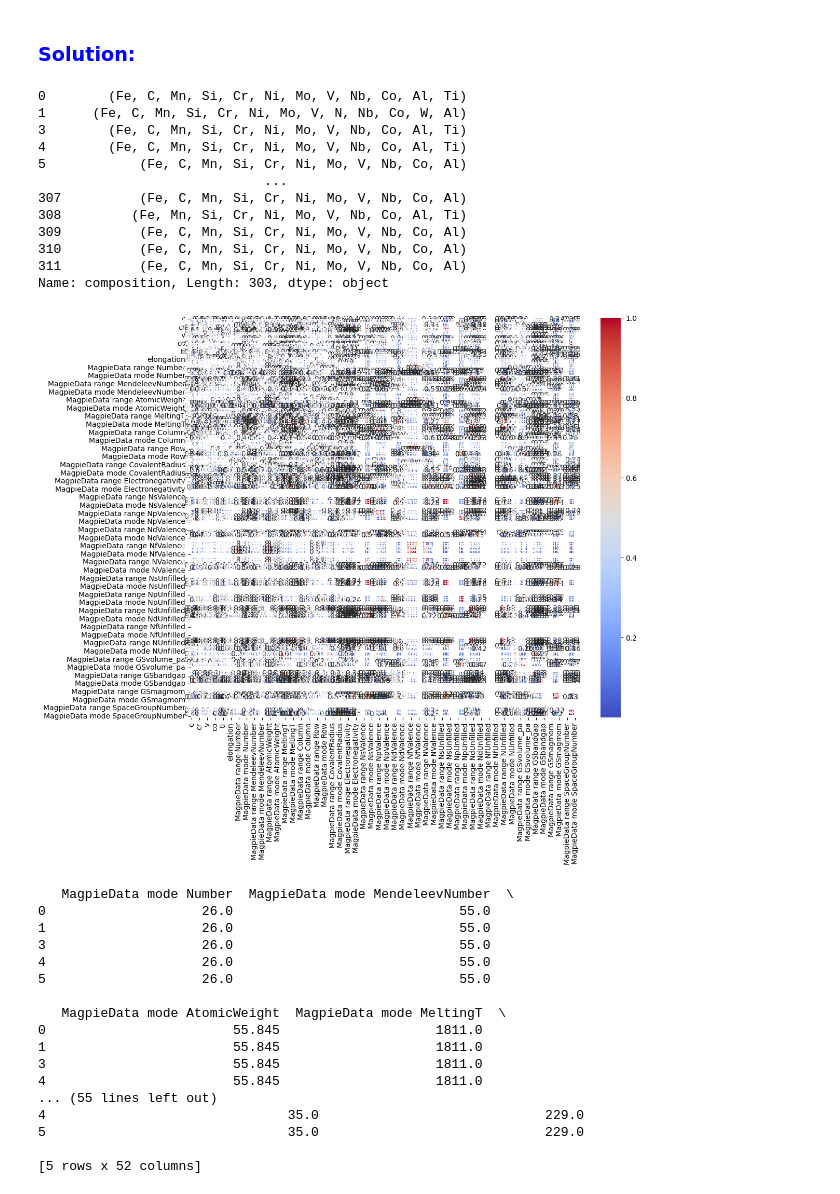
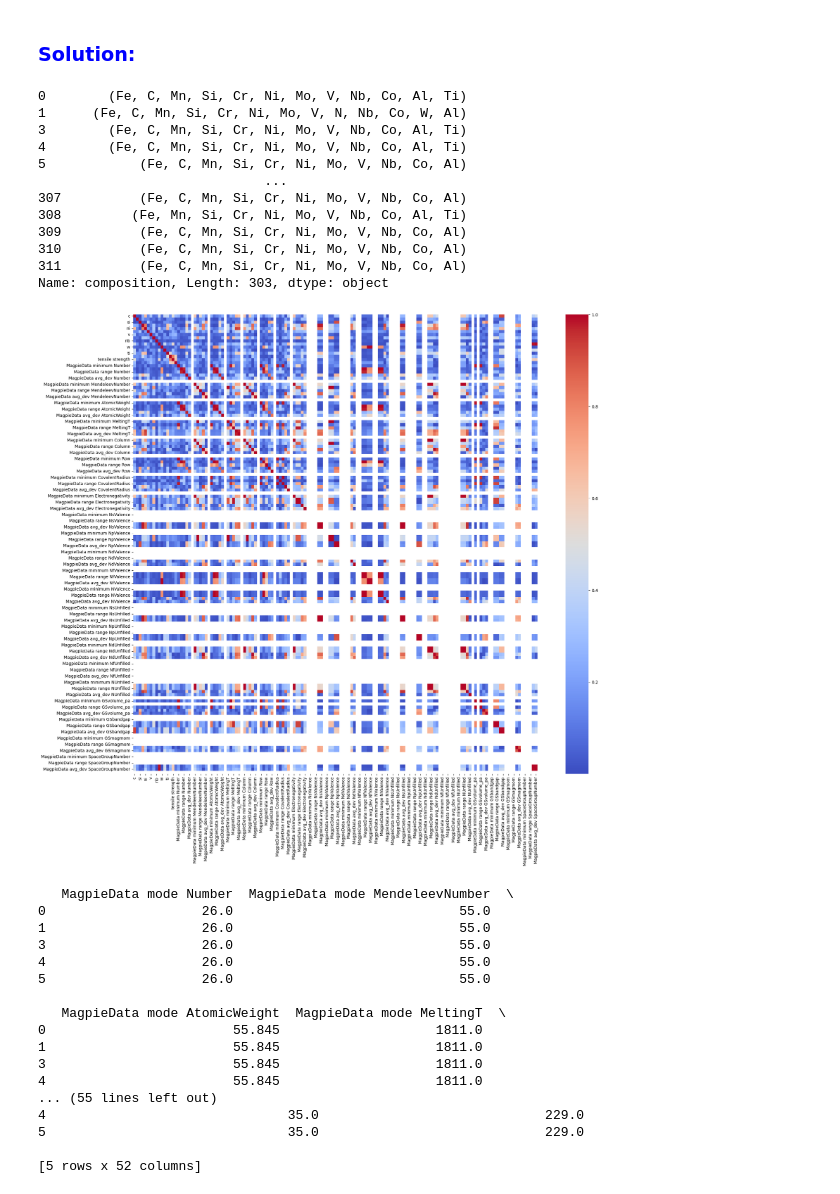
Before and after one commit to sunnyyangyangyang/mse, a Jupyter notebook: A1_Python_Basics.ipynb, the cells around one changed output. Drawn from its saved outputs; the diff is of its cells as text; code cells hidden in the pictures.

Commit message:
fix plot

```diff
--- a/A1_Python_Basics.ipynb
+++ b/A1_Python_Basics.ipynb
@@ -193,36 +193,36 @@ df = df.dropna()
 print(df['composition'])
 # Step 2: Perform correlation analysis
 # Calculate the correlation matrix
 del df['formula'],df['composition']
 corr_matrix = df.corr().abs()
 
 # Plot the heatmap of the correlation matrix
-plt.figure(figsize=(12, 10))
-sns.heatmap(corr_matrix, annot=True, cmap='coolwarm')
+plt.figure(figsize=(22, 20))
+sns.heatmap(corr_matrix, cmap='coolwarm')
 plt.show()
 
 # Identify features with correlation coefficient greater than 0.8
 high_corr_features = [column for column in corr_matrix.columns if any(corr_matrix[column] > 0.8) and column != 'strength']
 
 # Drop highly correlated features
 df = df.drop(columns=high_corr_features)
 
 # Display the cleaned dataframe
 print(df.head())
 # %% [output]
 0        (Fe, C, Mn, Si, Cr, Ni, Mo, V, Nb, Co, Al, Ti)
 1      (Fe, C, Mn, Si, Cr, Ni, Mo, V, N, Nb, Co, W, Al)
 3        (Fe, C, Mn, Si, Cr, Ni, Mo, V, Nb, Co, Al, Ti)
 4        (Fe, C, Mn, Si, Cr, Ni, Mo, V, Nb, Co, Al, Ti)
 5            (Fe, C, Mn, Si, Cr, Ni, Mo, V, Nb, Co, Al)
                              ...
 307          (Fe, C, Mn, Si, Cr, Ni, Mo, V, Nb, Co, Al)
 308         (Fe, Mn, Si, Cr, Ni, Mo, V, Nb, Co, Al, Ti)
 309          (Fe, C, Mn, Si, Cr, Ni, Mo, V, Nb, Co, Al)
 310          (Fe, C, Mn, Si, Cr, Ni, Mo, V, Nb, Co, Al)
 311          (Fe, C, Mn, Si, Cr, Ni, Mo, V, Nb, Co, Al)
 Name: composition, Length: 303, dtype: object
-[figure, old version]
+[figure, new version]
    MagpieData mode Number  MagpieData mode MendeleevNumber  \
 0                    26.0                             55.0
 1                    26.0                             55.0
```
